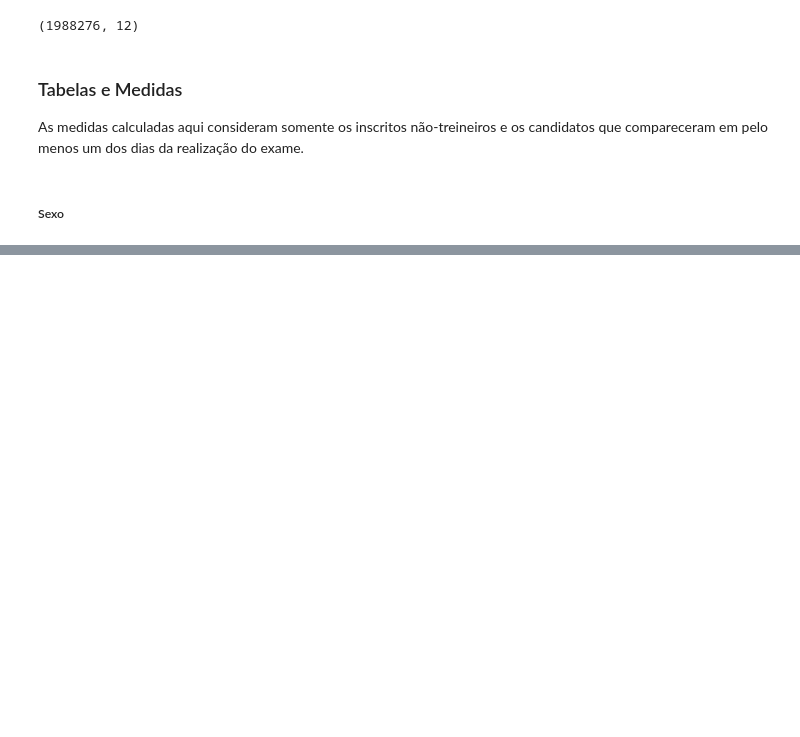
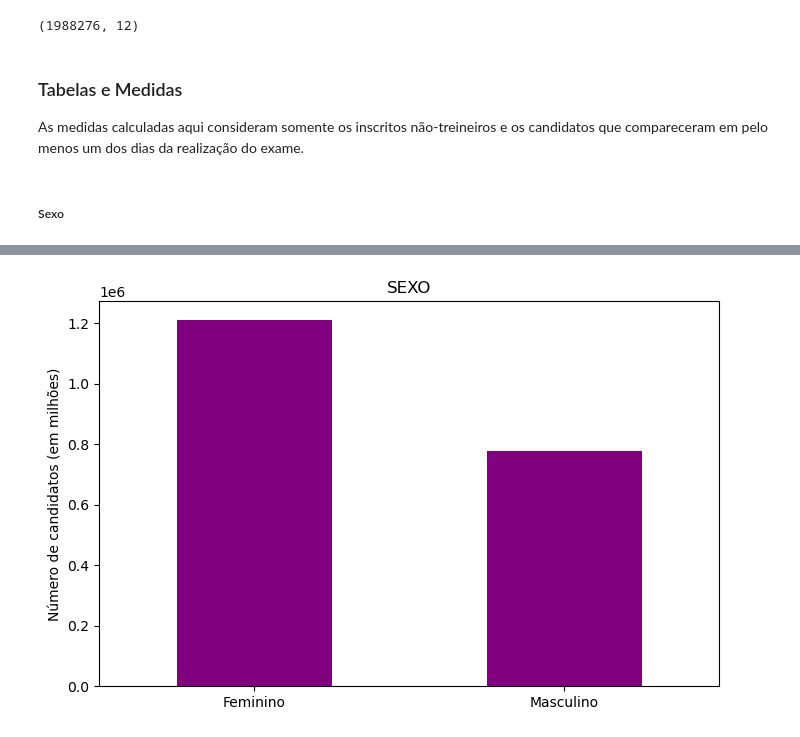
Before and after one commit to braga0m/enem2021, a Jupyter notebook: analises_medidas.ipynb, the cells around one changed output, grey strips where cells are left out. Saved outputs shown, nothing was run; the diff lists cells and outputs as text; code cells hidden in the pictures; blank space fills up the shorter version.

```diff
--- a/analises_medidas.ipynb
+++ b/analises_medidas.ipynb
@@ -136,0 +140,5 @@ sexo
+# %%
+barplot_sexo = sexo.plot(kind='bar', y = 'n', rot = 0, legend=False, color = 'purple', title = 'SEXO', xlabel= '', ylabel= 'Número de candidatos (em milhões)',
+          figsize=(8,5))
+# %% [output]
+[figure, added]
```
Also changed, not shown: parts of 34 cells of this notebook.
